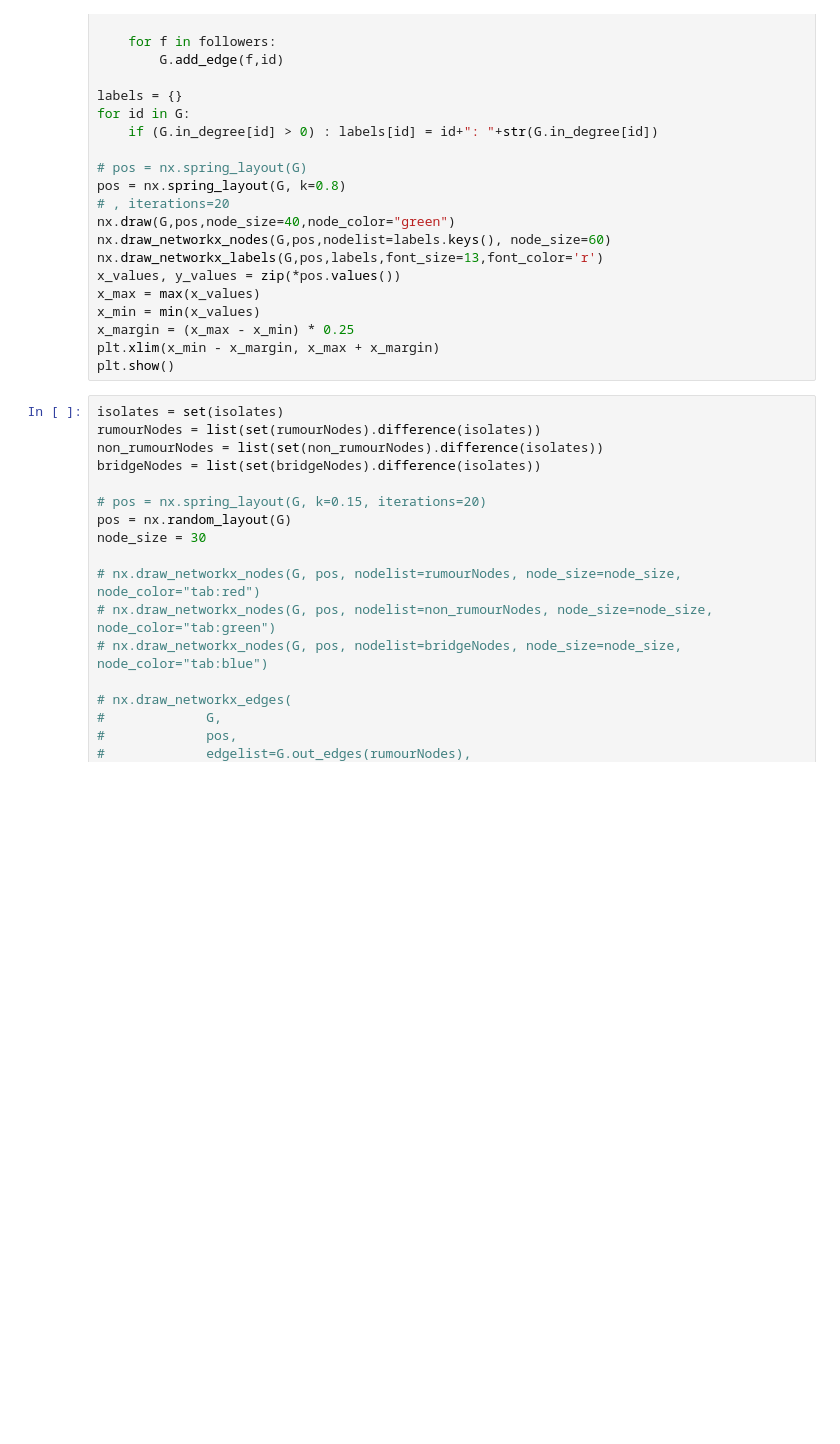
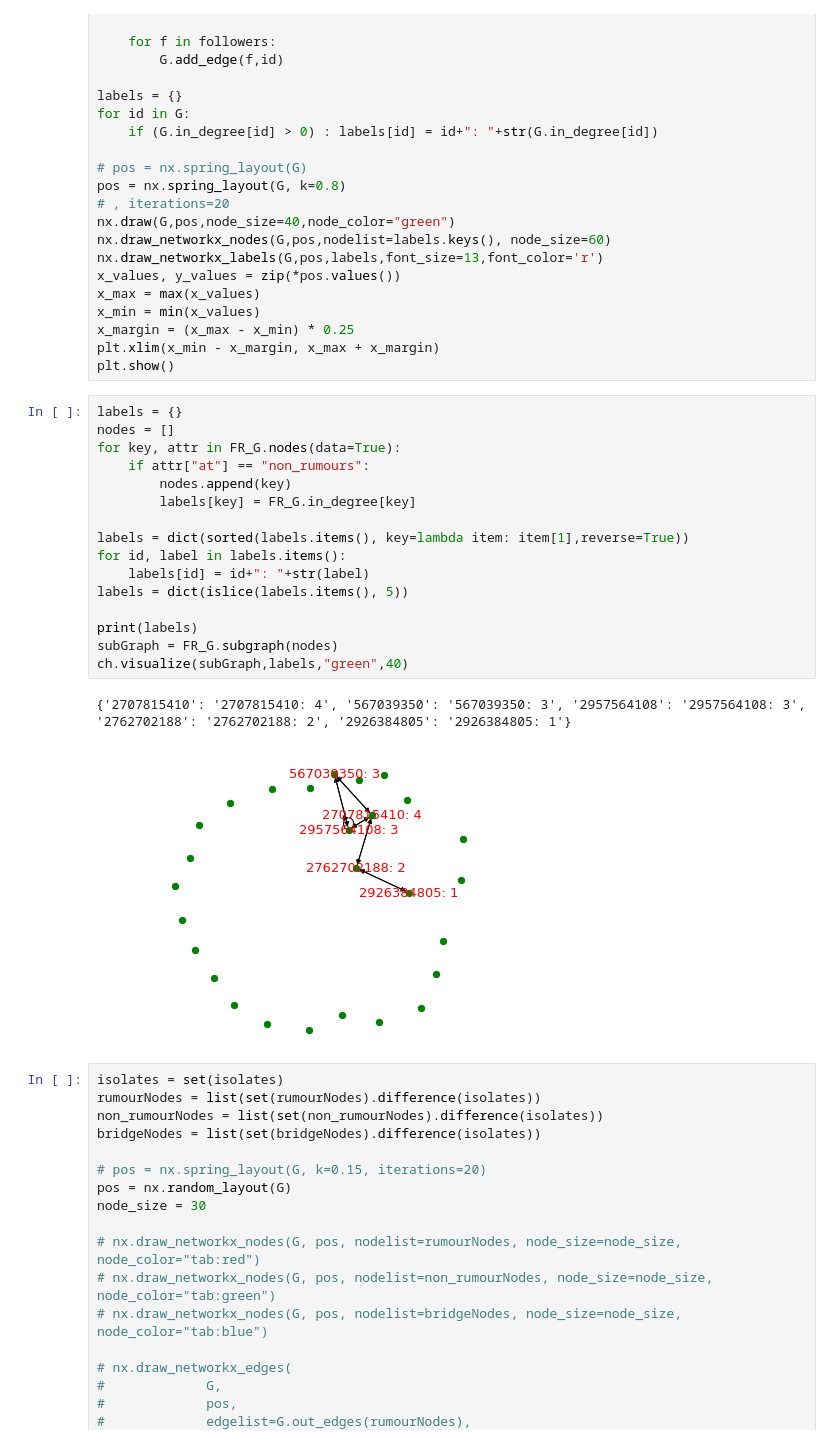
Before and after one commit to YuHung-Chiang/Network-Analysis, a Jupyter notebook: centrality/centrality.ipynb, the cells around one changed output. Cells and saved outputs as stored; diff of their text form; blank space fills up the shorter version.

```diff
--- a/centrality/centrality.ipynb
+++ b/centrality/centrality.ipynb
@@ -390,6 +415,25 @@ x_min = min(x_values)
 x_margin = (x_max - x_min) * 0.25
 plt.xlim(x_min - x_margin, x_max + x_margin)
 plt.show()
+# %%
+labels = {}
+nodes = []
+for key, attr in FR_G.nodes(data=True):
+    if attr["at"] == "non_rumours":
+        nodes.append(key)
+        labels[key] = FR_G.in_degree[key]
+
+labels = dict(sorted(labels.items(), key=lambda item: item[1],reverse=True))
+for id, label in labels.items():
+    labels[id] = id+": "+str(label)
+labels = dict(islice(labels.items(), 5))
+
+print(labels)
+subGraph = FR_G.subgraph(nodes)
+ch.visualize(subGraph,labels,"green",40)
+# %% [output]
+{'2707815410': '2707815410: 4', '567039350': '567039350: 3', '2957564108': '2957564108: 3', '2762702188': '2762702188: 2', '2926384805': '2926384805: 1'}
+[figure, added]
 # %%
 isolates = set(isolates)
 rumourNodes = list(set(rumourNodes).difference(isolates))
```
Also changed, not shown: parts of 3 cells of this notebook, 7 other files.
